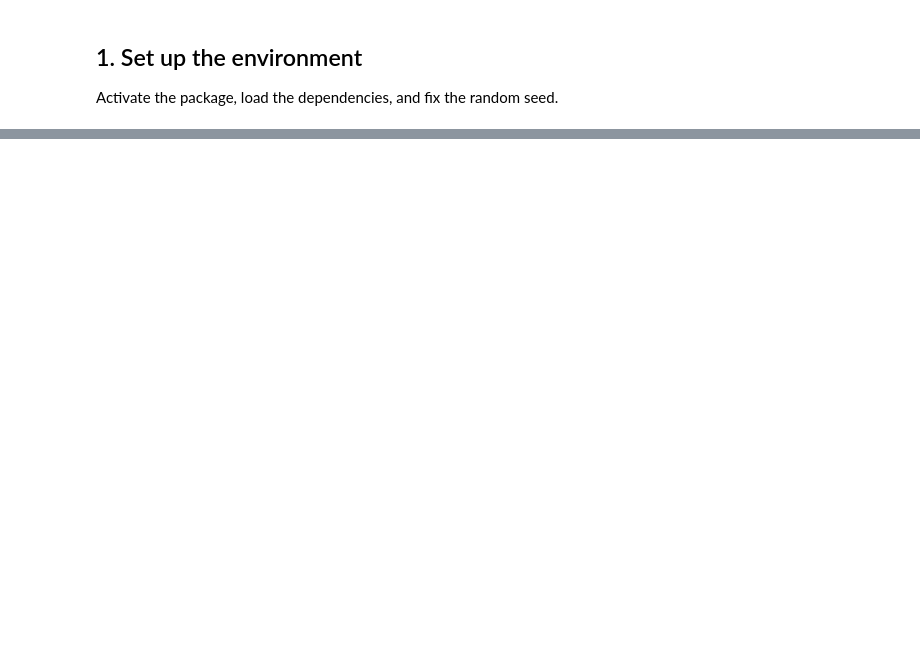
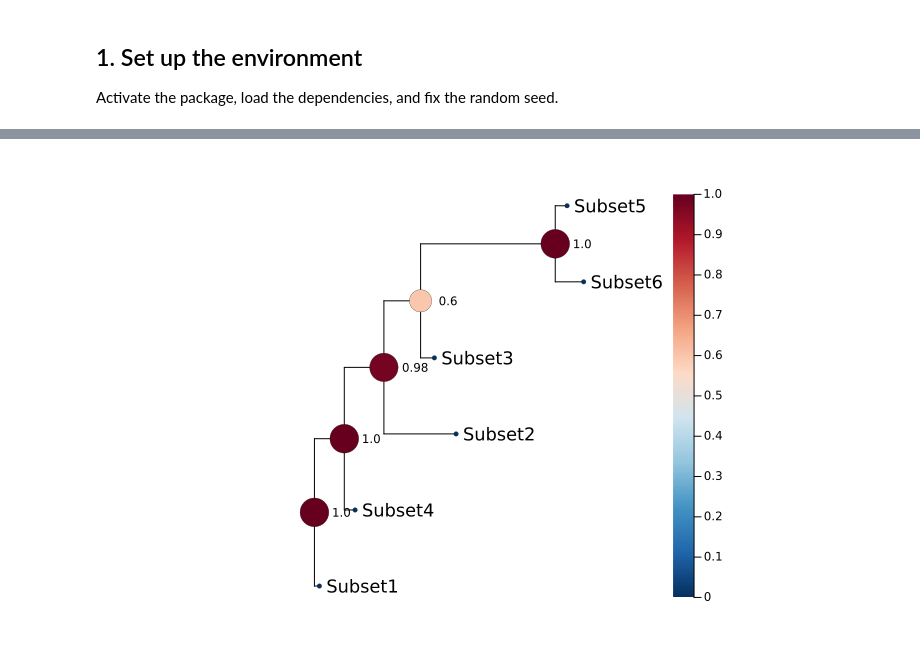
Before and after one commit to MurrellGroup/Phylotrajectories.jl, a Jupyter notebook: examples/usage_example.ipynb, the cells around one changed output, grey strips where cells are left out. Cells and saved outputs as stored; diff of their text form; code cells hidden in the pictures; blank space fills up the shorter version.

```diff
--- a/examples/usage_example.ipynb
+++ b/examples/usage_example.ipynb
@@ -433,0 +69,4 @@ sim_HIPSTR.gif                                   # animated walk of HIPSTR on UM
+# %%
+_, cluster_names, _, count_matrix = import_count_matrix(
+    joinpath(@__DIR__, "data", "simulated_clone_data.csv"),
+);
@@ -433,0 +241,61 @@ sim_HIPSTR.gif                                   # animated walk of HIPSTR on UM
+# %%
+function max_root_distance(node, dist = 0.0)
+    if isleafnode(node)
+        return dist
+    end
+    return maximum(max_root_distance(ch, dist + ch.branchlength) for ch in node.children)
+end
+
+for n in getnodelist(hip)
+    if isleafnode(n)
+        n.node_data = Dict("size" => 2.5, "support_plot" => 0.0)
+    else
+        s = node2support[n]
+        n.node_data = Dict("size" => 16 * sqrt(s), "support_plot" => s)
+    end
+end
+
+phylo_tree = get_phylo_tree(hip)
+
+max_depth  = max_root_distance(hip)
+xpad_left  = 0.06 * max_depth
+xpad_right = 0.28 * max_depth
+
+pl_cred = plot(
+    phylo_tree;
+    showtips = true,
+    tipfont = 12,
+    markersize  = values_from_phylo_tree(phylo_tree, "size"),
+    marker_z    = values_from_phylo_tree(phylo_tree, "support_plot"),
+    markercolor = cgrad(reverse(ColorSchemes.RdBu_10.colors)),
+    clims = (0.0, 1.0),
+    markerstrokecolor = :black,
+    markerstrokewidth = 0.25,
+    linewidth = 1.0,
+    xlims = (-xpad_left, max_depth + xpad_right),
+    left_margin = 45mm, right_margin = 15mm,
+    top_margin = 8mm,   bottom_margin = 8mm,
+    colorbar = :right,
+    size = (700, 500),
+)
+
+# Annotate internal-node support values
+scatter_series = pl_cred.series_list[2]
+xs = scatter_series[:x]
+ys = scatter_series[:y]
+zs = scatter_series[:marker_z]
+for i in eachindex(xs)
+    s = zs[i]
+    if s > 0.0       # skip leaves (we set their support to 0)
+        annotate!(
+            pl_cred,
+            xs[i] + 0.07 * max_depth, ys[i],
+            text(string(round(s; digits = 3)), 8, :left, :black),
+        )
+    end
+end
+
+savefig(pl_cred, joinpath(path, "HIPSTR_with_support.pdf"))
+display(pl_cred)
+# %% [output]
+[figure, added]
```
Also changed, not shown: parts of 41 cells of this notebook, 11 other files.
